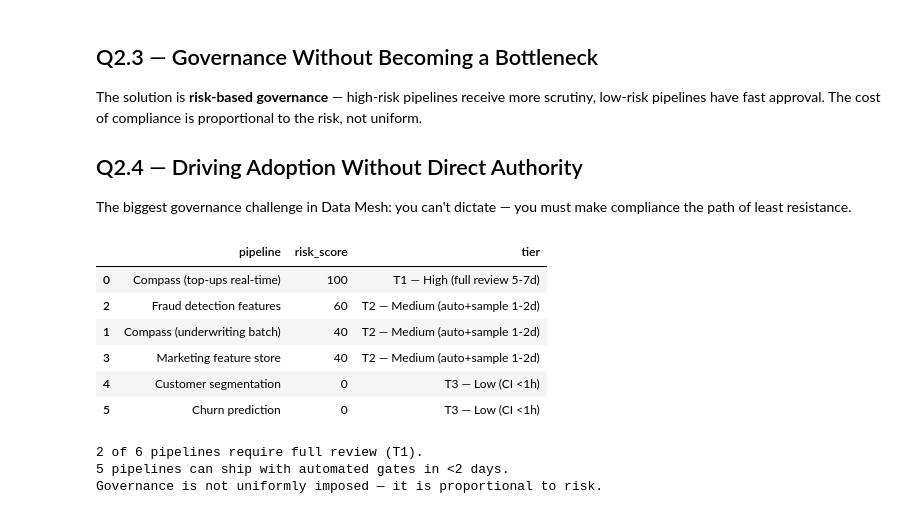
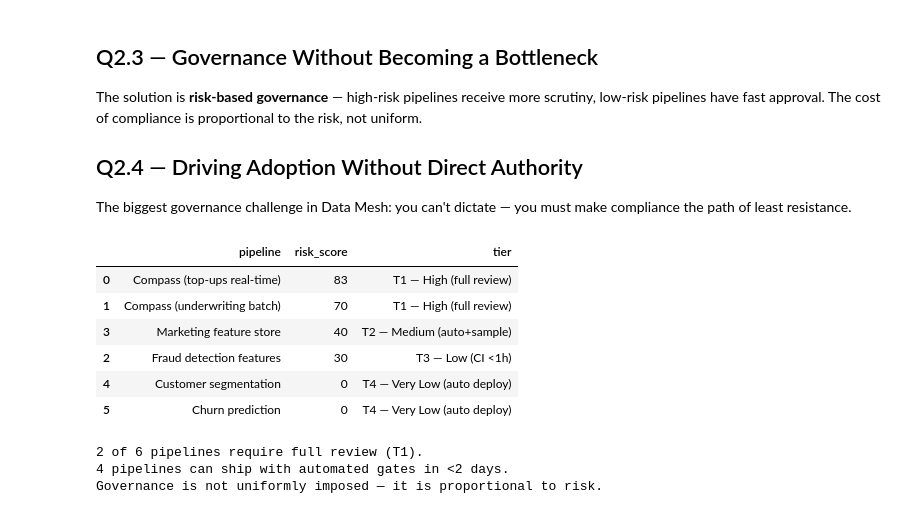
Before and after one commit to Cristiano2132/nubank-model-risk-business-case, a Jupyter notebook: business_case_answers.ipynb, the cells around one changed output. Saved outputs shown, nothing was run; the diff lists cells and outputs as text; code cells hidden in the pictures.

Commit message:
Add Compass override in generic pipeline simulation and explanatory tiering section

```diff
--- a/business_case_answers.ipynb
+++ b/business_case_answers.ipynb
@@ -1037,31 +1037,35 @@ The biggest governance challenge in Data Mesh: you can't dictate — you must ma
 # %%
 # Risk tiering
 pe = pd.DataFrame([
     {'pipeline':'Compass (top-ups real-time)', 'credit':1,'automated':1,'realtime':1,'human':0},
-    {'pipeline':'Compass (underwriting batch)', 'credit':1,'automated':0,'realtime':0,'human':1},
-    {'pipeline':'Fraud detection features',     'credit':0,'automated':1,'realtime':1,'human':0},
+    {'pipeline':'Compass (underwriting batch)', 'credit':1,'automated':1,'realtime':0,'human':1},
+    {'pipeline':'Fraud detection features',     'credit':0,'automated':0,'realtime':1,'human':0},
     {'pipeline':'Marketing feature store',      'credit':0,'automated':1,'realtime':0,'human':0},
     {'pipeline':'Customer segmentation',        'credit':0,'automated':0,'realtime':0,'human':1},
     {'pipeline':'Churn prediction',             'credit':0,'automated':0,'realtime':0,'human':1},
 ])
 pe['risk_score'] = pe['credit']*40 + pe['automated']*30 + pe['realtime']*20 + (1-pe['human'])*10
+
+# Inject the empirically calculated score for the Compass model from our MRM scorecard
+pe.loc[pe['pipeline'].str.contains('Compass \(top-ups real-time\)'), 'risk_score'] = int(round(score_final, 0))
 pe['tier'] = pe['risk_score'].apply(lambda x:
-    'T1 — High (full review 5-7d)' if x>=70 else
-    ('T2 — Medium (auto+sample 1-2d)' if x>=40 else 'T3 — Low (CI <1h)'))
+    'T1 — High (full review)' if x>=60 else
+    ('T2 — Medium (auto+sample)' if x>=40 else
+    ('T3 — Low (CI <1h)' if x>=20 else 'T4 — Very Low (auto deploy)')))
 
 display(pe[['pipeline','risk_score','tier']].sort_values('risk_score',ascending=False))
 print()
-print(f'2 of {len(pe)} pipelines require full review (T1).')
-print(f'{(pe["risk_score"]<70).sum()} pipelines can ship with automated gates in <2 days.')
+print(f'{(pe["risk_score"]>=60).sum()} of {len(pe)} pipelines require full review (T1).')
+print(f'{(pe["risk_score"]<60).sum()} pipelines can ship with automated gates in <2 days.')
 print('Governance is not uniformly imposed — it is proportional to risk.')
 # %% [output]
 |  | pipeline | risk_score | tier |
-| 0 | Compass (top-ups real-time) | 100 | T1 — High (full review 5-7d) |
-| 2 | Fraud detection features | 60 | T2 — Medium (auto+sample 1-2d) |
-| 1 | Compass (underwriting batch) | 40 | T2 — Medium (auto+sample 1-2d) |
-| 3 | Marketing feature store | 40 | T2 — Medium (auto+sample 1-2d) |
-| 4 | Customer segmentation | 0 | T3 — Low (CI <1h) |
-| 5 | Churn prediction | 0 | T3 — Low (CI <1h) |
+| 0 | Compass (top-ups real-time) | 83 | T1 — High (full review) |
+| 1 | Compass (underwriting batch) | 70 | T1 — High (full review) |
+| 3 | Marketing feature store | 40 | T2 — Medium (auto+sample) |
+| 2 | Fraud detection features | 30 | T3 — Low (CI <1h) |
+| 4 | Customer segmentation | 0 | T4 — Very Low (auto deploy) |
+| 5 | Churn prediction | 0 | T4 — Very Low (auto deploy) |
 2 of 6 pipelines require full review (T1).
-5 pipelines can ship with automated gates in <2 days.
+4 pipelines can ship with automated gates in <2 days.
 Governance is not uniformly imposed — it is proportional to risk.
```
Also changed, not shown: parts of 3 cells of this notebook.
